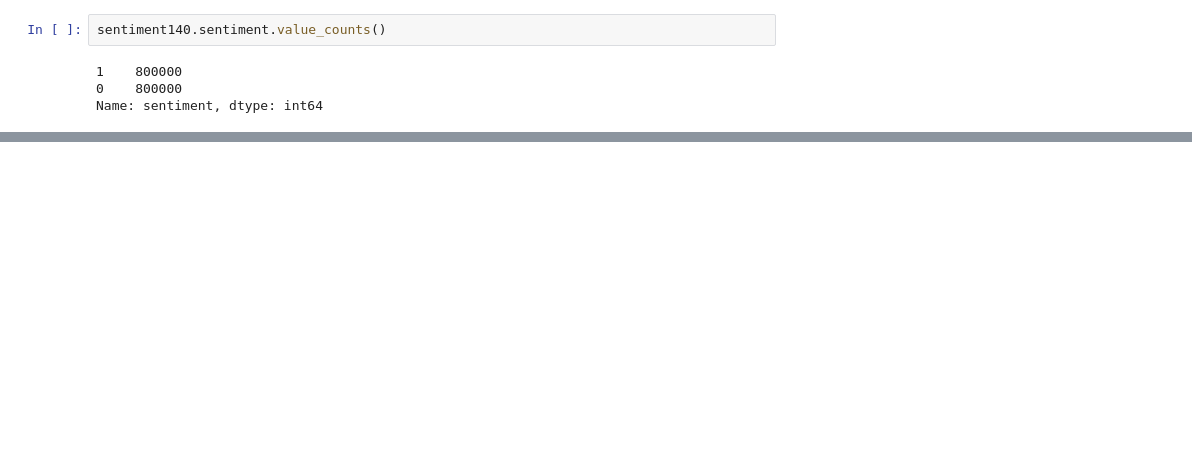
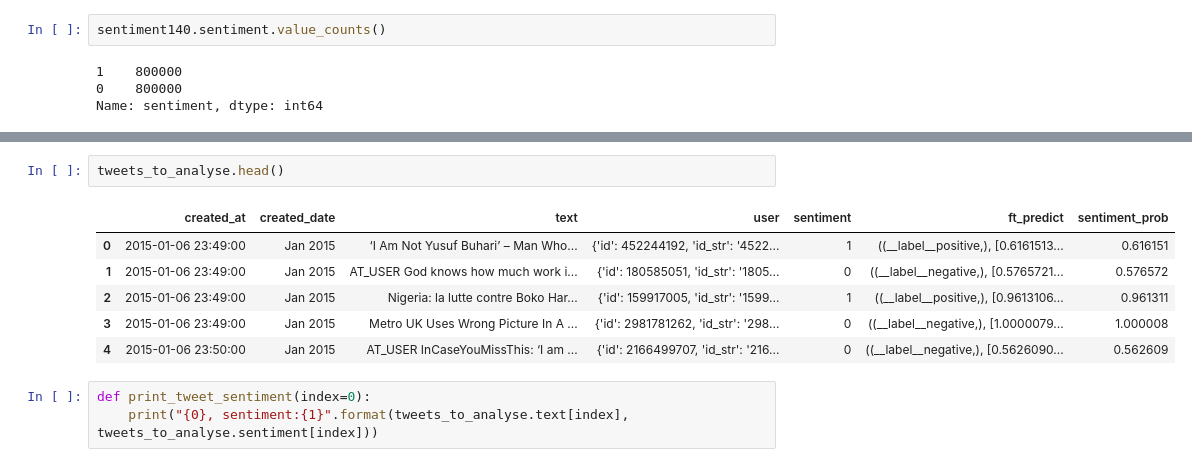
Before and after one commit to import-fola/buhari_sentiment, a Jupyter notebook: buhari_twitter_sentiment_analysis.ipynb, the cells around one changed output, grey strips where cells are left out. Drawn from its saved outputs; the diff is of its cells as text; blank space fills up the shorter version.

```diff
--- a/buhari_twitter_sentiment_analysis.ipynb
+++ b/buhari_twitter_sentiment_analysis.ipynb
@@ -250,0 +418,12 @@ sentiment140.text = sentiment140.text.apply(preprocess_tweet)
+# %%
+tweets_to_analyse.head()
+# %% [output]
+|  | created_at | created_date | text | user | sentiment | ft_predict | sentiment_prob |
+| 0 | 2015-01-06 23:49:00 | Jan 2015 | ‘I Am Not Yusuf Buhari’ – Man Who... | {'id': 452244192, 'id_str': '4522... | 1 | ((__label__positive,), [0.6161513... | 0.616151 |
+| 1 | 2015-01-06 23:49:00 | Jan 2015 | AT_USER God knows how much work i... | {'id': 180585051, 'id_str': '1805... | 0 | ((__label__negative,), [0.5765721... | 0.576572 |
+| 2 | 2015-01-06 23:49:00 | Jan 2015 | Nigeria: la lutte contre Boko Har... | {'id': 159917005, 'id_str': '1599... | 1 | ((__label__positive,), [0.9613106... | 0.961311 |
+| 3 | 2015-01-06 23:49:00 | Jan 2015 | Metro UK Uses Wrong Picture In A ... | {'id': 2981781262, 'id_str': '298... | 0 | ((__label__negative,), [1.0000079... | 1.000008 |
+| 4 | 2015-01-06 23:50:00 | Jan 2015 | AT_USER InCaseYouMissThis: ‘I am ... | {'id': 2166499707, 'id_str': '216... | 0 | ((__label__negative,), [0.5626090... | 0.562609 |
+# %%
+def print_tweet_sentiment(index=0):
+    print("{0}, sentiment:{1}".format(tweets_to_analyse.text[index], tweets_to_analyse.sentiment[index]))
```
Also changed, not shown: parts of 36 cells of this notebook.
